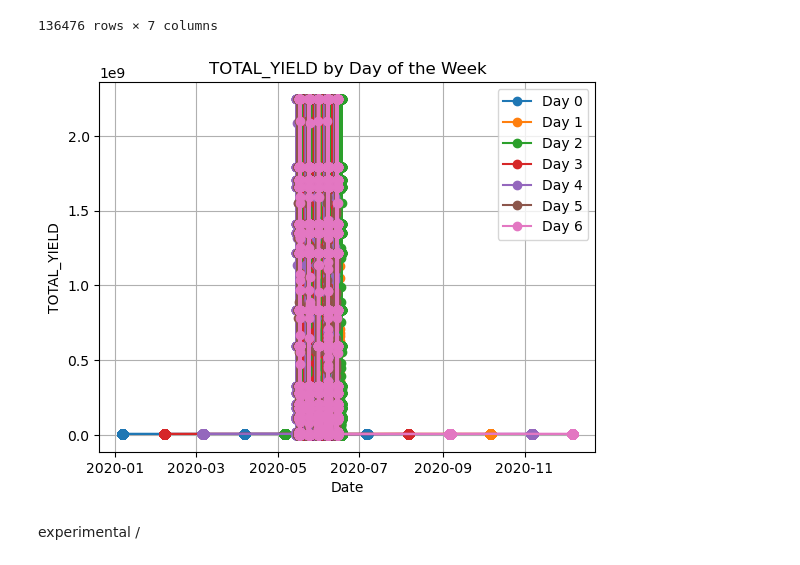
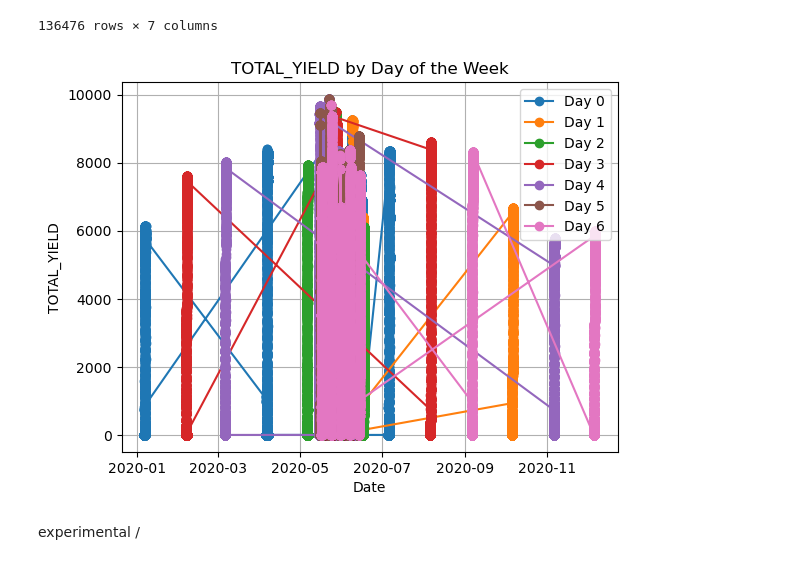
Before and after one commit to clovestad/-production_predictions, a Jupyter notebook: Production_predictions copy.ipynb, the cells around one changed output. Cells and saved outputs as stored; diff of their text form; code cells hidden in the pictures.

```diff
--- a/Production_predictions copy.ipynb
+++ b/Production_predictions copy.ipynb
@@ -51,16 +51,16 @@ df
 grouped = df.groupby('dayofweek')
 # %%
 for day, group in grouped:
-    plt.plot(group['DATE_TIME'], group['TOTAL_YIELD'], label=f'Day {day}', marker='o')
+    plt.plot(group['DATE_TIME'], group['DAILY_YIELD'], label=f'Day {day}', marker='o')
 
 plt.xlabel('Date')
 plt.ylabel('TOTAL_YIELD')
 plt.title('TOTAL_YIELD by Day of the Week')
 plt.legend()
 plt.grid(True)
 plt.show()
 # %% [output]
-[figure, old version]
+[figure, new version]
 # %% [markdown]
 experimental
 /
```
